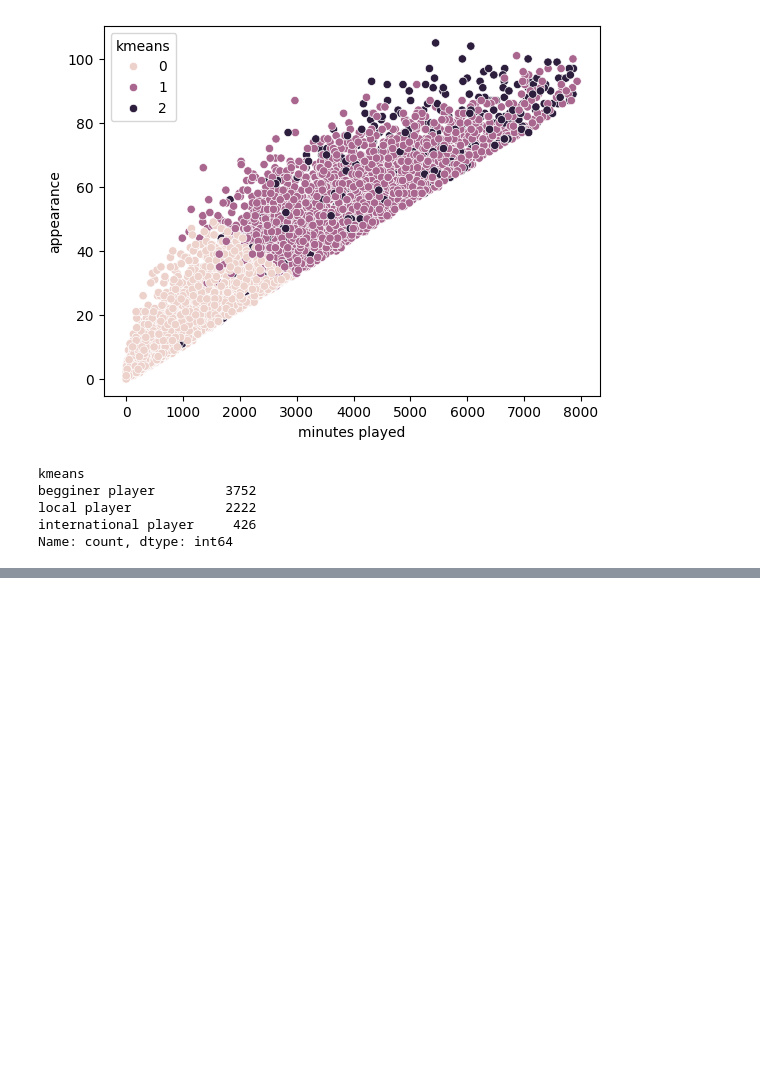
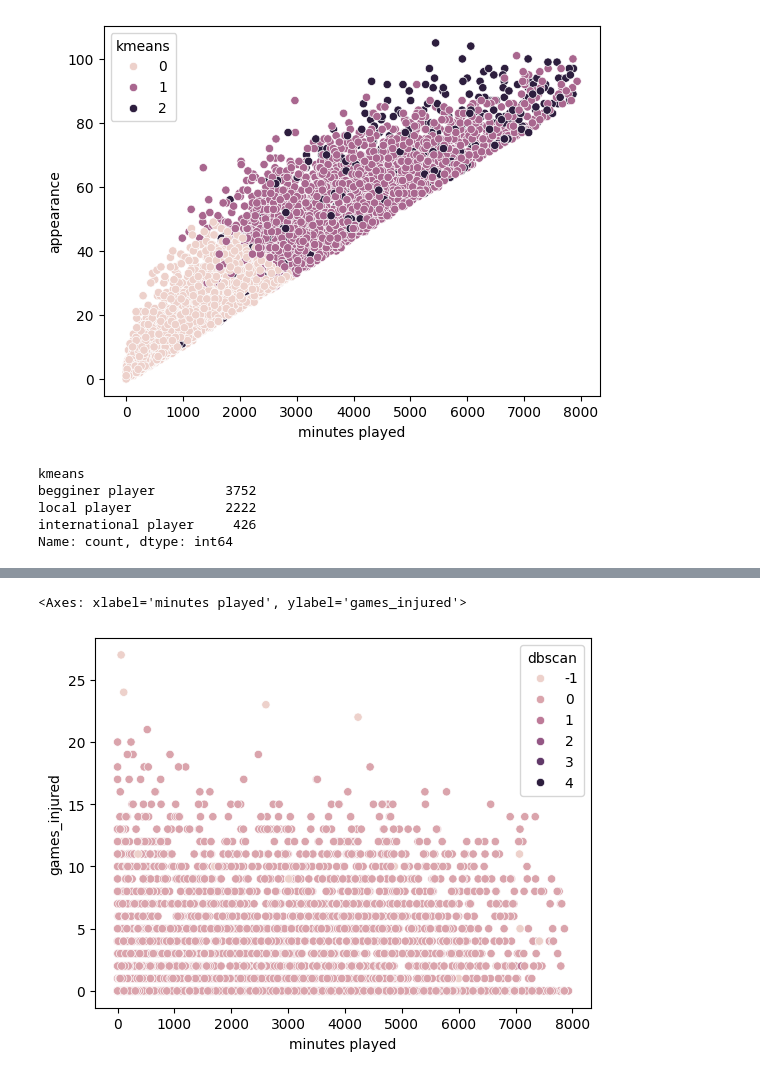
Before and after one commit to sarahbelal20/Usecase-7, a Jupyter notebook: EDA explain template-7 copy 2.ipynb, the cells around one changed output, grey strips where cells are left out. Cells and saved outputs as stored; diff of their text form; code cells hidden in the pictures; blank space fills up the shorter version.

```diff
--- a/EDA explain template-7 copy 2.ipynb
+++ b/EDA explain template-7 copy 2.ipynb
@@ -1909,0 +2027,5 @@ X.head()
+# %%
+sns.scatterplot(data = DBSCAN_x, x = 'minutes played', y = 'games_injured', hue = 'dbscan')
+# %% [output]
+<Axes: xlabel='minutes played', ylabel='games_injured'>
+[figure, added]
```
Also changed, not shown: parts of 33 cells of this notebook, 1 other file.
